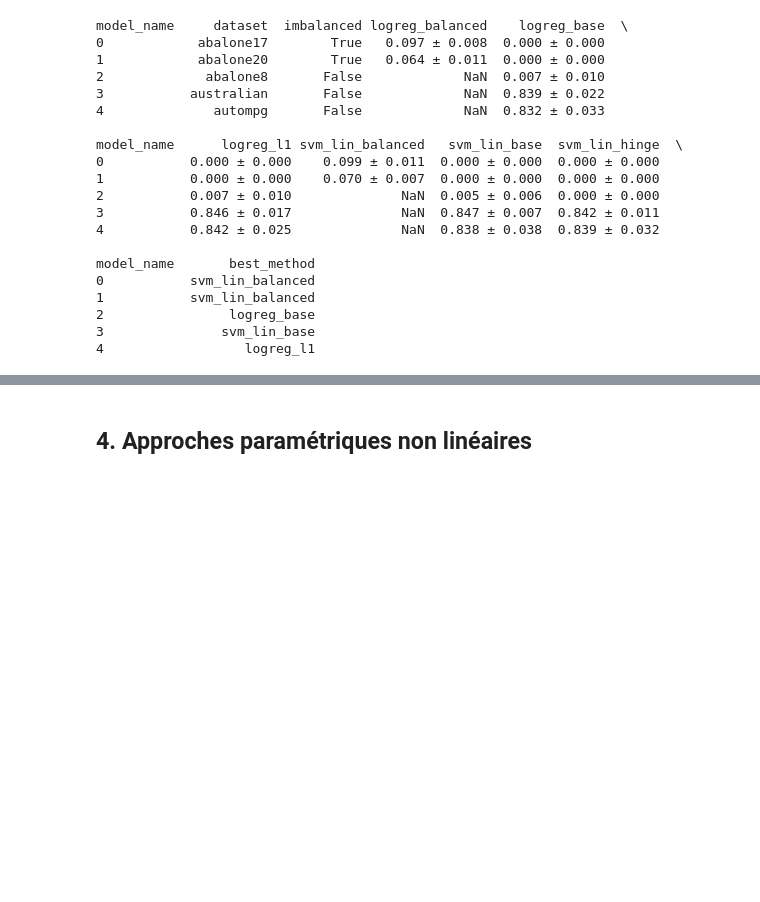
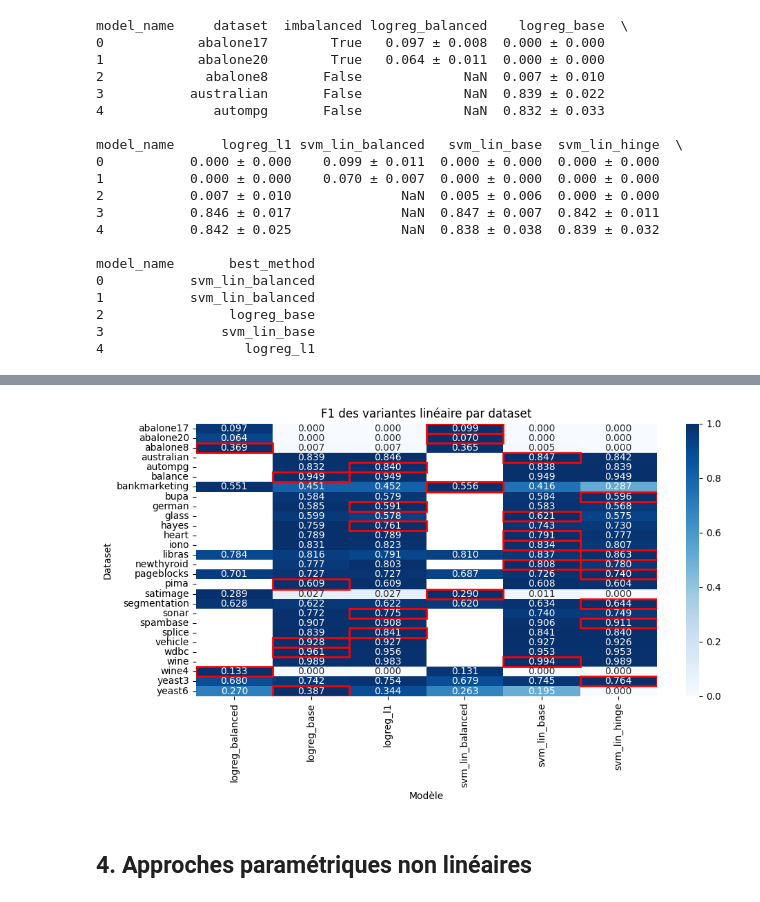
Before and after one commit to yousra-bouhanna/Machine_Learning_Challenge, a Jupyter notebook: Part 1.ipynb, the cells around one changed output, grey strips where cells are left out. Saved outputs shown, nothing was run; the diff lists cells and outputs as text; code cells hidden in the pictures; blank space fills up the shorter version.

```diff
--- a/Part 1.ipynb
+++ b/Part 1.ipynb
@@ -773,3 +753,8 @@ model_name       best_method
+# %%
+# Affichage de la heatmap
+plot_f1_heatmap(results_linear_df, family_name="linéaire", normalize_rows=True)
+# %% [output]
+[figure, added]
 # %% [markdown]
 ## **4. Approches paramétriques non linéaires**
 # %%
```
Also changed, not shown: parts of 17 cells of this notebook, 1 other file.
